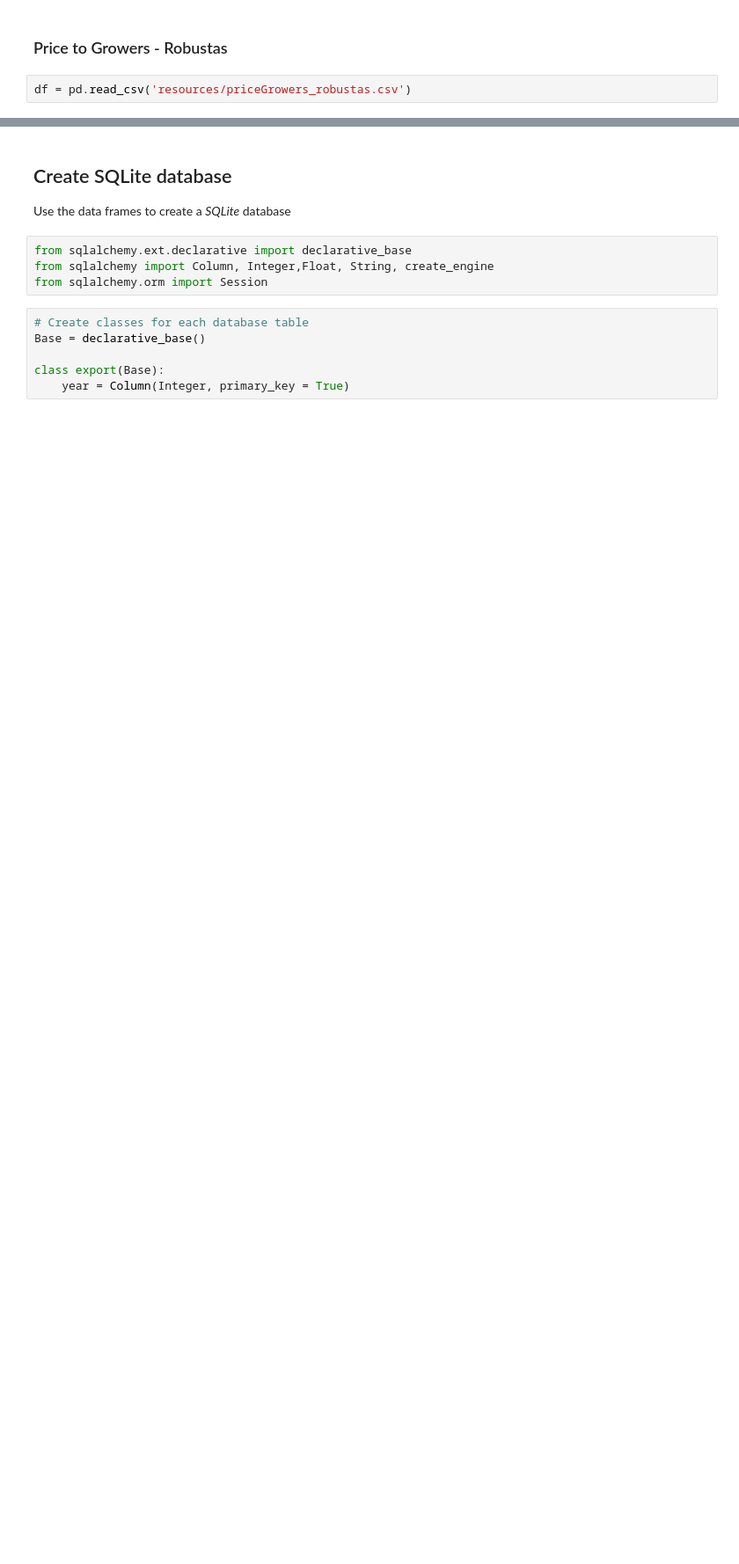
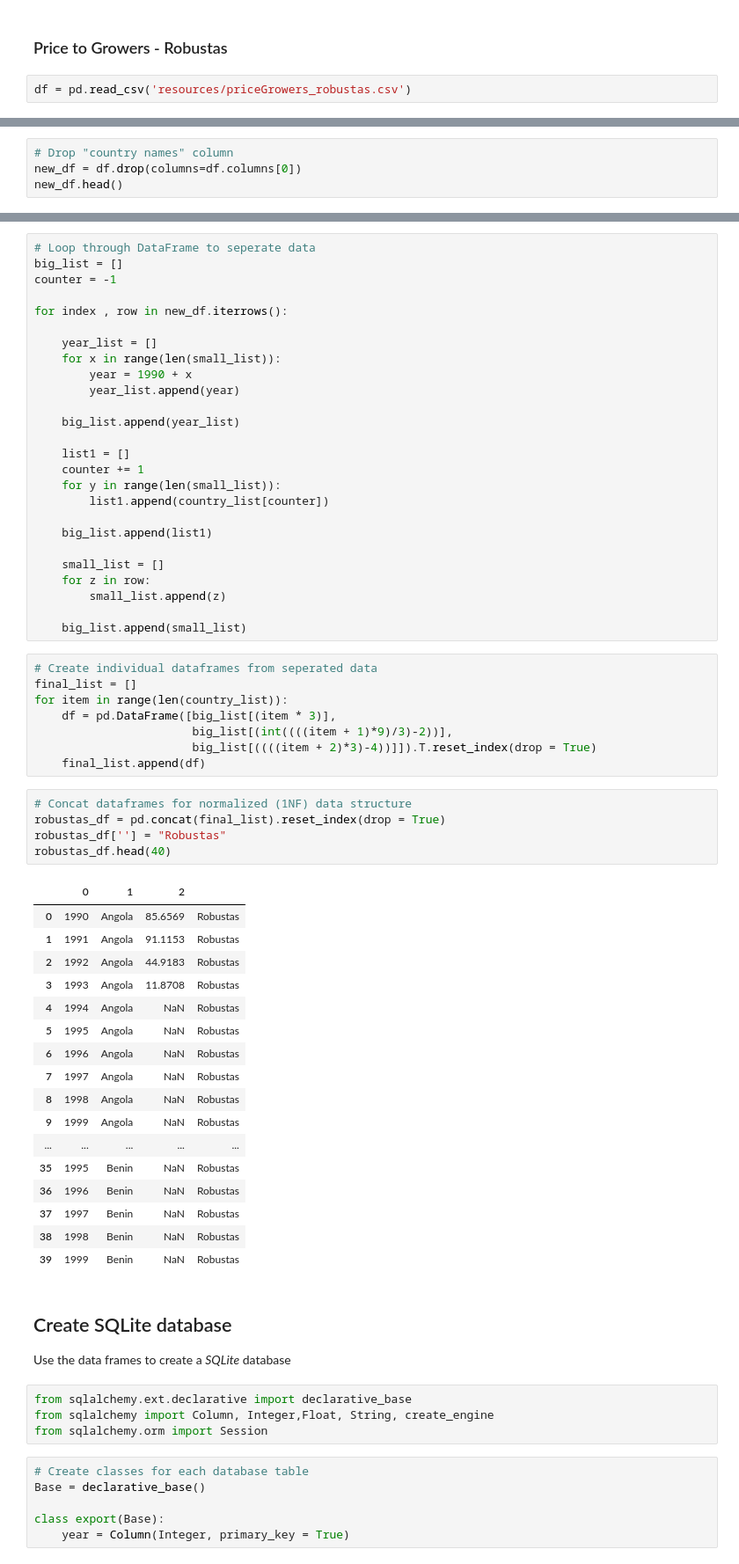
Before and after one commit to nikoelvambuena95/coffee, a Jupyter notebook: coffee.ipynb, the cells around one changed output, grey strips where cells are left out. Shown at 88% size. Saved outputs shown, nothing was run; the diff lists cells and outputs as text; blank space fills up the shorter version.

```diff
--- a/coffee.ipynb
+++ b/coffee.ipynb
@@ -311,0 +380,4 @@ pg_Robustas_df
+# %%
+# Drop "country names" column
+new_df = df.drop(columns=df.columns[0])
+new_df.head()
@@ -312,3 +392,60 @@ pg_Robustas_df
+# %%
+# Loop through DataFrame to seperate data
+big_list = []
+counter = -1
+
+for index , row in new_df.iterrows():
+
+    year_list = []
+    for x in range(len(small_list)):
+        year = 1990 + x
+        year_list.append(year)
+
+    big_list.append(year_list)
+
+    list1 = []
+    counter += 1
+    for y in range(len(small_list)):
+        list1.append(country_list[counter])
+
+    big_list.append(list1)
+
+    small_list = []
+    for z in row:
+        small_list.append(z)
+
+    big_list.append(small_list)
+# %%
+# Create individual dataframes from seperated data
+final_list = []
+for item in range(len(country_list)):
+    df = pd.DataFrame([big_list[(item * 3)],
+                       big_list[(int((((item + 1)*9)/3)-2))],
+                       big_list[((((item + 2)*3)-4))]]).T.reset_index(drop = True)
+    final_list.append(df)
+# %%
+# Concat dataframes for normalized (1NF) data structure
+robustas_df = pd.concat(final_list).reset_index(drop = True)
+robustas_df[''] = "Robustas"
+robustas_df.head(40)
+# %% [output]
+|  | 0 | 1 | 2 |  |
+| 0 | 1990 | Angola | 85.6569 | Robustas |
+| 1 | 1991 | Angola | 91.1153 | Robustas |
+| 2 | 1992 | Angola | 44.9183 | Robustas |
+| 3 | 1993 | Angola | 11.8708 | Robustas |
+| 4 | 1994 | Angola | NaN | Robustas |
+| 5 | 1995 | Angola | NaN | Robustas |
+| 6 | 1996 | Angola | NaN | Robustas |
+| 7 | 1997 | Angola | NaN | Robustas |
+| 8 | 1998 | Angola | NaN | Robustas |
+| 9 | 1999 | Angola | NaN | Robustas |
+| ... | ... | ... | ... | ... |
+| 35 | 1995 | Benin | NaN | Robustas |
+| 36 | 1996 | Benin | NaN | Robustas |
+| 37 | 1997 | Benin | NaN | Robustas |
+| 38 | 1998 | Benin | NaN | Robustas |
+| 39 | 1999 | Benin | NaN | Robustas |
 # %% [markdown]
 ## Create SQLite database
 Use the data frames to create a <em>SQLite</em> database
```
Also changed, not shown: parts of 24 cells of this notebook.
